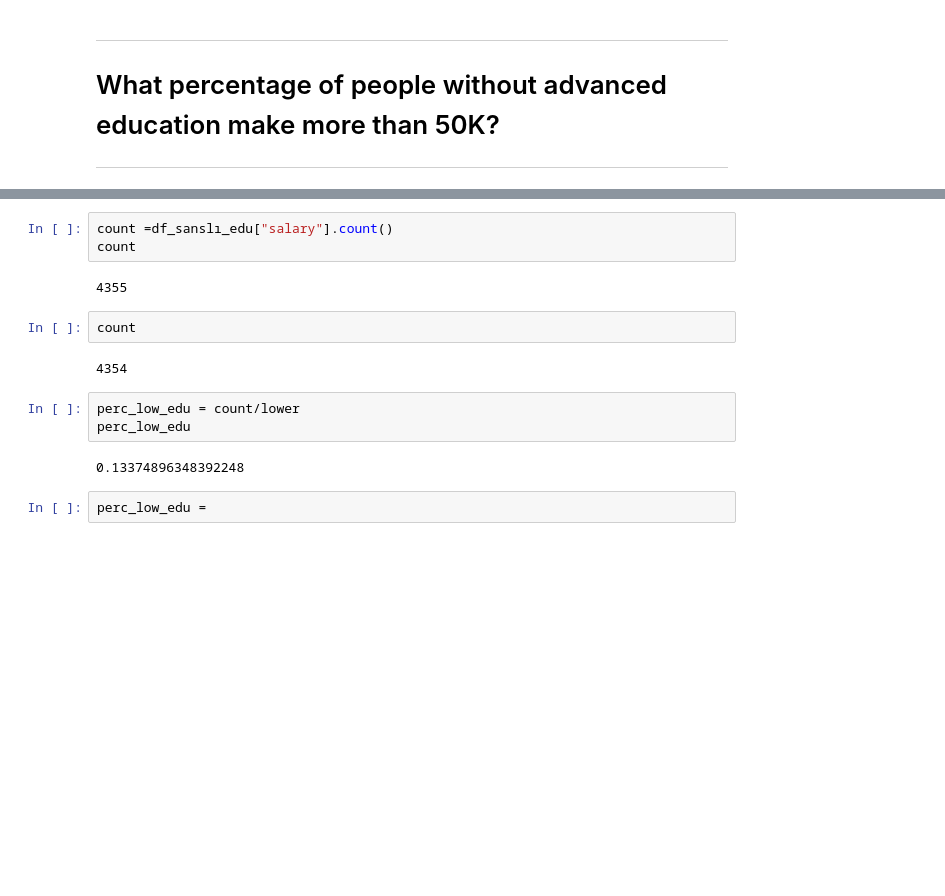
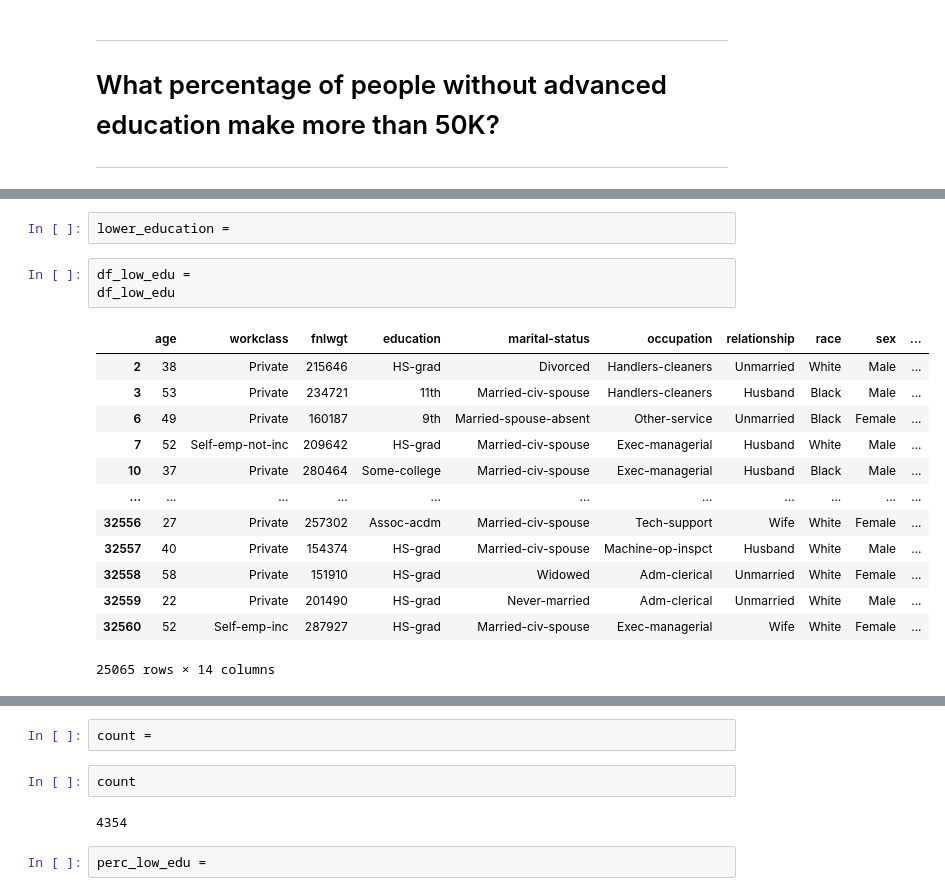
Before and after one commit to MustafaZENGIN060/Panda, a Jupyter notebook: D1367_Alexander_DAwPy_EDA_Project_(Analyze_US_Citizens)_Student.ipynb, the cells around one changed output, grey strips where cells are left out. Saved outputs shown, nothing was run; the diff lists cells and outputs as text; blank space fills up the shorter version.

```diff
--- a/D1367_Alexander_DAwPy_EDA_Project_(Analyze_US_Citizens)_Student.ipynb
+++ b/D1367_Alexander_DAwPy_EDA_Project_(Analyze_US_Citizens)_Student.ipynb
@@ -1010,3 +625,22 @@ df_sanslı_edu
+# %%
+lower_education =
+# %%
+df_low_edu =
+df_low_edu
+# %% [output]
+|  | age | workclass | fnlwgt | education | marital-status | occupation | relationship | race | sex | ... |
+| 2 | 38 | Private | 215646 | HS-grad | Divorced | Handlers-cleaners | Unmarried | White | Male | ... |
+| 3 | 53 | Private | 234721 | 11th | Married-civ-spouse | Handlers-cleaners | Husband | Black | Male | ... |
+| 6 | 49 | Private | 160187 | 9th | Married-spouse-absent | Other-service | Unmarried | Black | Female | ... |
+| 7 | 52 | Self-emp-not-inc | 209642 | HS-grad | Married-civ-spouse | Exec-managerial | Husband | White | Male | ... |
+| 10 | 37 | Private | 280464 | Some-college | Married-civ-spouse | Exec-managerial | Husband | Black | Male | ... |
+| ... | ... | ... | ... | ... | ... | ... | ... | ... | ... | ... |
+| 32556 | 27 | Private | 257302 | Assoc-acdm | Married-civ-spouse | Tech-support | Wife | White | Female | ... |
+| 32557 | 40 | Private | 154374 | HS-grad | Married-civ-spouse | Machine-op-inspct | Husband | White | Male | ... |
+| 32558 | 58 | Private | 151910 | HS-grad | Widowed | Adm-clerical | Unmarried | White | Female | ... |
+| 32559 | 22 | Private | 201490 | HS-grad | Never-married | Adm-clerical | Unmarried | White | Male | ... |
+| 32560 | 52 | Self-emp-inc | 287927 | HS-grad | Married-civ-spouse | Exec-managerial | Wife | White | Female | ... |
+25065 rows × 14 columns
 # %%
 # %% [output]
 |  | age | workclass | fnlwgt | education | marital-status | occupation | relationship | race | sex | ... |
@@ -1022,20 +656,12 @@ df_sanslı_edu
 | 32557 | 40 | Private | 154374 | HS-grad | Married-civ-spouse | Machine-op-inspct | Husband | White | Male | ... |
 | 32560 | 52 | Self-emp-inc | 287927 | HS-grad | Married-civ-spouse | Exec-managerial | Wife | White | Female | ... |
 4354 rows × 14 columns
-# %%
-count =df_sanslı_edu["salary"].count()
-count
-# %% [output]
-4355
+# %%
+count =
 # %%
 count
 # %% [output]
 4354
-# %%
-perc_low_edu = count/lower
-perc_low_edu
-# %% [output]
-0.13374896348392248
 # %%
 perc_low_edu =
 # %%
```
Also changed, not shown: parts of 126 cells of this notebook, 3 other files.
